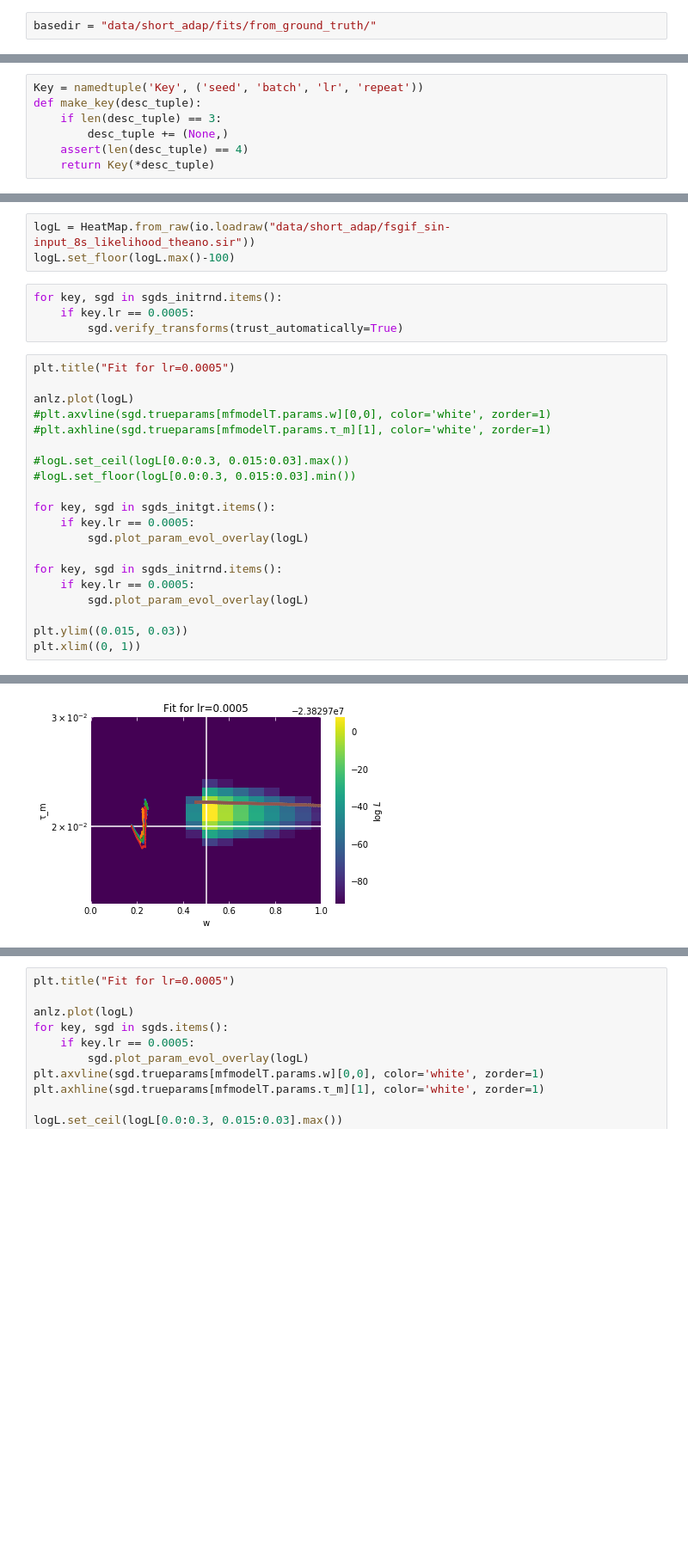
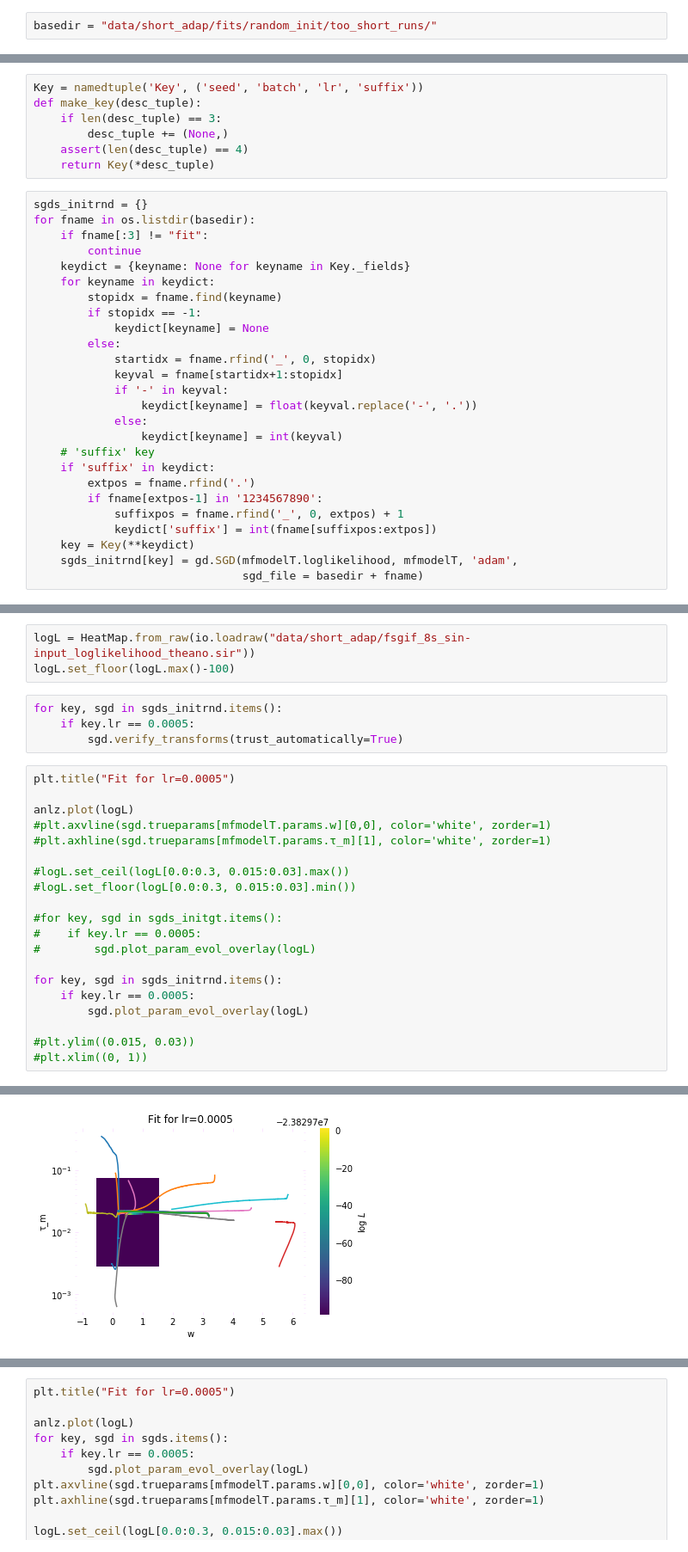
Before and after one commit to mackelab/mesoGIF, a Jupyter notebook: Fits.ipynb, the cells around one changed output, grey strips where cells are left out. Shown at 86% size. Saved outputs shown, nothing was run; the diff lists cells and outputs as text; blank space fills up the shorter version.

Commit message:
[fsGIF] More likelihoods, gradient descent fits.

```diff
--- a/Fits.ipynb
+++ b/Fits.ipynb
@@ -104,4 +102,4 @@ mfmodelT.clear_unlocked_histories()
 # %% [markdown]
 # Fits (gradient descent)
 # %%
-basedir = "data/short_adap/fits/from_ground_truth/"
+basedir = "data/short_adap/fits/random_init/too_short_runs/"
@@ -108,10 +108,36 @@ basedir = "data/short_adap/fits/from_ground_truth/"
 # %%
-Key = namedtuple('Key', ('seed', 'batch', 'lr', 'repeat'))
+Key = namedtuple('Key', ('seed', 'batch', 'lr', 'suffix'))
 def make_key(desc_tuple):
     if len(desc_tuple) == 3:
         desc_tuple += (None,)
     assert(len(desc_tuple) == 4)
     return Key(*desc_tuple)
+# %%
+sgds_initrnd = {}
+for fname in os.listdir(basedir):
+    if fname[:3] != "fit":
+        continue
+    keydict = {keyname: None for keyname in Key._fields}
+    for keyname in keydict:
+        stopidx = fname.find(keyname)
+        if stopidx == -1:
+            keydict[keyname] = None
+        else:
+            startidx = fname.rfind('_', 0, stopidx)
+            keyval = fname[startidx+1:stopidx]
+            if '-' in keyval:
+                keydict[keyname] = float(keyval.replace('-', '.'))
+            else:
+                keydict[keyname] = int(keyval)
+    # 'suffix' key
+    if 'suffix' in keydict:
+        extpos = fname.rfind('.')
+        if fname[extpos-1] in '1234567890':
+            suffixpos = fname.rfind('_', 0, extpos) + 1
+            keydict['suffix'] = int(fname[suffixpos:extpos])
+    key = Key(**keydict)
+    sgds_initrnd[key] = gd.SGD(mfmodelT.loglikelihood, mfmodelT, 'adam',
+                               sgd_file = basedir + fname)
 # %%
 keytuples_initgt = [(0, 100, 0.005),  (100, 100, 0.005),  (200, 100, 0.005),  (300, 100, 0.005),
                     (0, 100, 0.0005), (100, 100, 0.0005), (200, 100, 0.0005), (300, 100, 0.0005),
@@ -216,7 +240,7 @@ plot_evol(sgds_initrnd, 0.0005, 100)
 # %% [output]
 [figure]
 # %%
-logL = HeatMap.from_raw(io.loadraw("data/short_adap/fsgif_sin-input_8s_likelihood_theano.sir"))
+logL = HeatMap.from_raw(io.loadraw("data/short_adap/fsgif_8s_sin-input_loglikelihood_theano.sir"))
 logL.set_floor(logL.max()-100)
 # %%
 for key, sgd in sgds_initrnd.items():
@@ -232,14 +256,14 @@ anlz.plot(logL)
 #logL.set_ceil(logL[0.0:0.3, 0.015:0.03].max())
 #logL.set_floor(logL[0.0:0.3, 0.015:0.03].min())
 
-for key, sgd in sgds_initgt.items():
-    if key.lr == 0.0005:
-        sgd.plot_param_evol_overlay(logL)
+#for key, sgd in sgds_initgt.items():
+#    if key.lr == 0.0005:
+#        sgd.plot_param_evol_overlay(logL)
 
 for key, sgd in sgds_initrnd.items():
     if key.lr == 0.0005:
         sgd.plot_param_evol_overlay(logL)
 
-plt.ylim((0.015, 0.03))
-plt.xlim((0, 1))
+#plt.ylim((0.015, 0.03))
+#plt.xlim((0, 1))
 # %% [output]
@@ -247 +270 @@ plt.xlim((0, 1))
-[figure, old version]
+[figure, new version]
```
Also changed, not shown: parts of 11 cells of this notebook, 3 other files.
